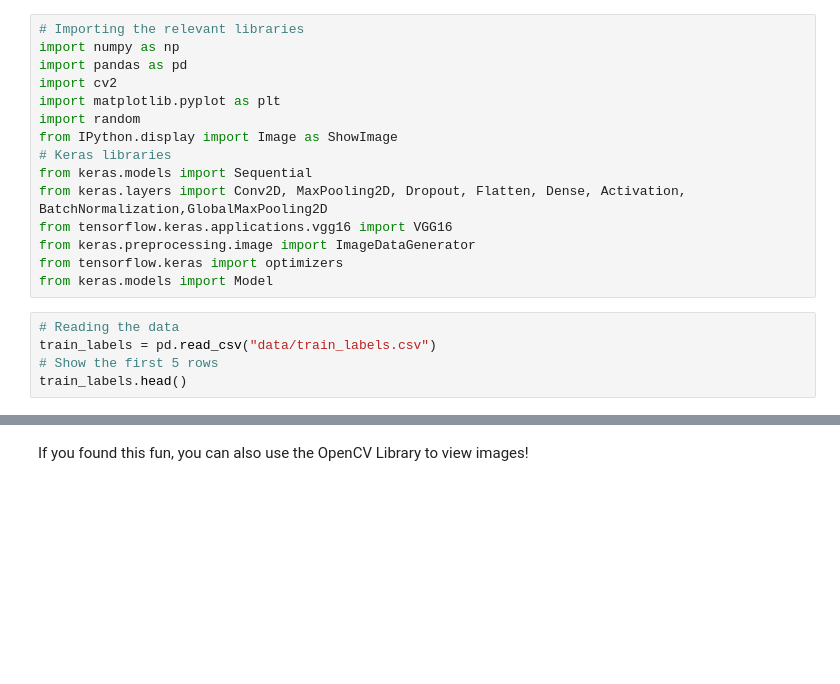
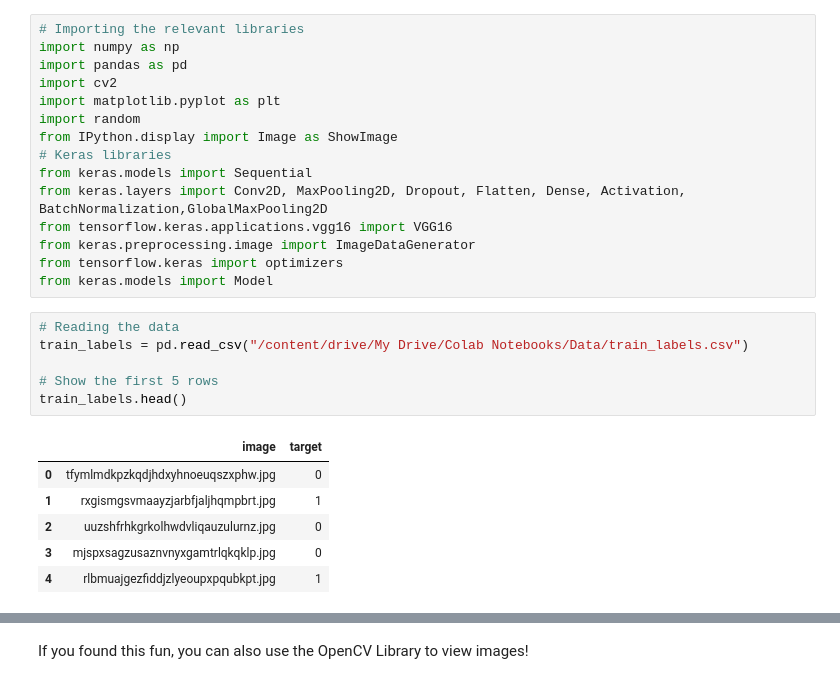
Before and after one commit to Virgo-Alpha/Mask_Detection, a Jupyter notebook: detector.ipynb, the cells around one changed output, grey strips where cells are left out. Drawn from its saved outputs; the diff is of its cells as text; blank space fills up the shorter version.

```diff
--- a/detector.ipynb
+++ b/detector.ipynb
@@ -33,8 +38,16 @@ from tensorflow.keras import optimizers
 from keras.models import Model
 # %%
 # Reading the data
-train_labels = pd.read_csv("data/train_labels.csv")
+train_labels = pd.read_csv("/content/drive/My Drive/Colab Notebooks/Data/train_labels.csv")
+
 # Show the first 5 rows
 train_labels.head()
+# %% [output]
+|  | image | target |
+| 0 | tfymlmdkpzkqdjhdxyhnoeuqszxphw.jpg | 0 |
+| 1 | rxgismgsvmaayzjarbfjaljhqmpbrt.jpg | 1 |
+| 2 | uuzshfrhkgrkolhwdvliqauzulurnz.jpg | 0 |
+| 3 | mjspxsagzusaznvnyxgamtrlqkqklp.jpg | 0 |
+| 4 | rlbmuajgezfiddjzlyeoupxpqubkpt.jpg | 1 |
 # %%
 train_labels['target'].value_counts().plot.bar()
```
Also changed, not shown: parts of 13 cells of this notebook.
